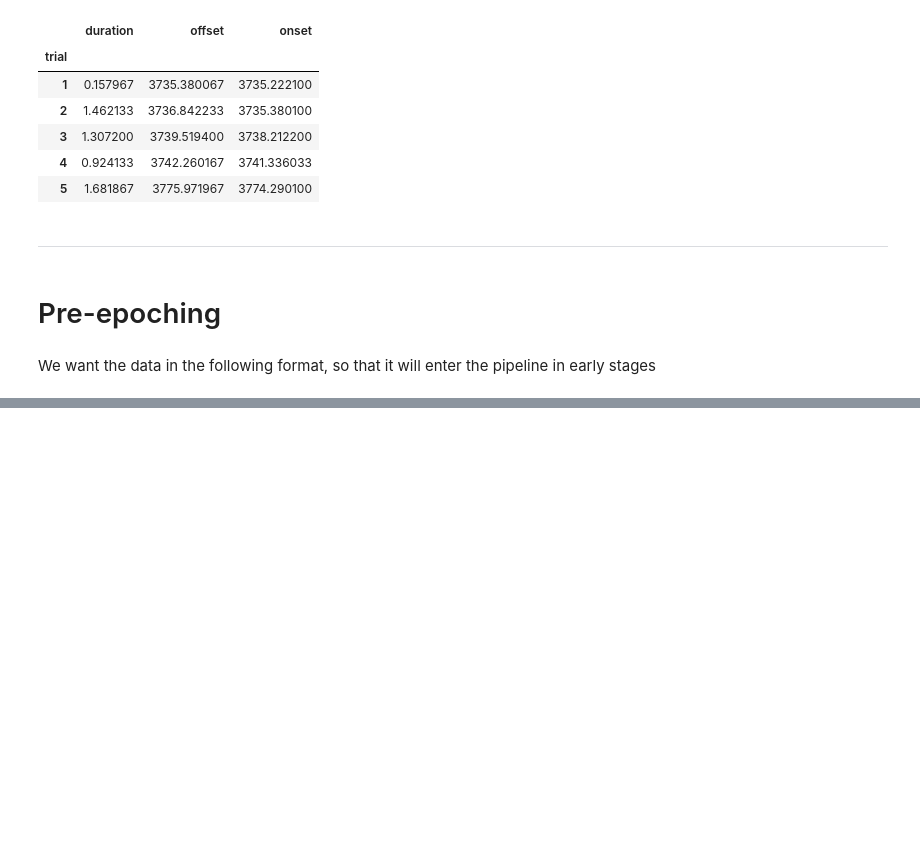
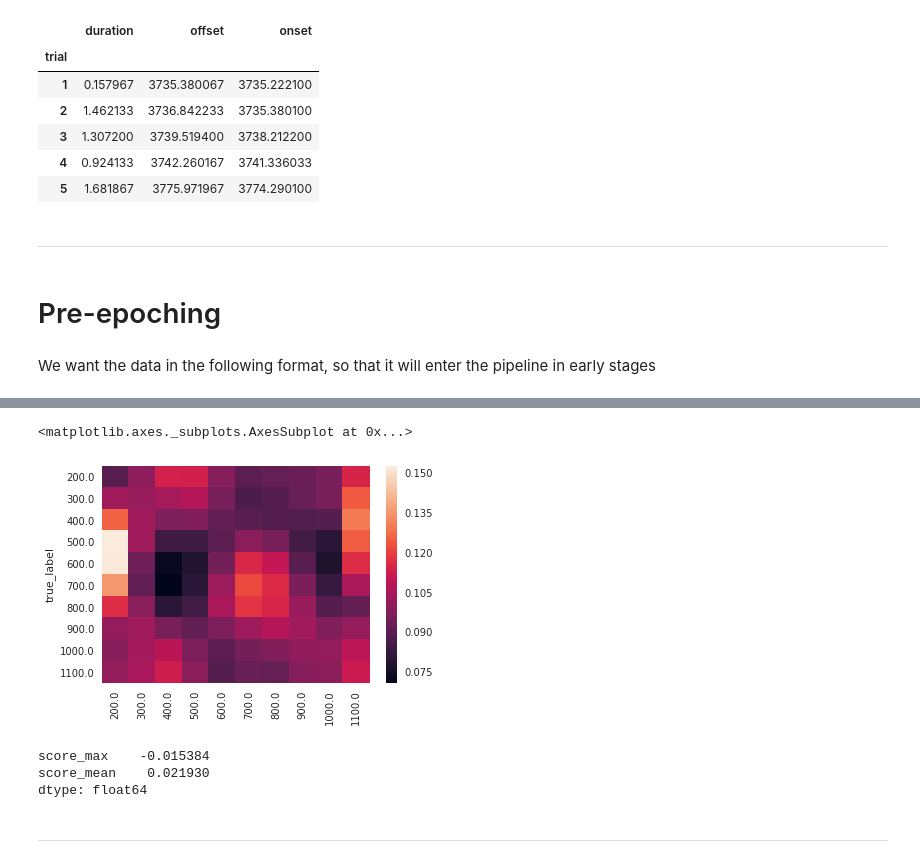
Before and after one commit to EstevaoUyra/spikelearn, a Jupyter notebook: notebooks/exploration/Double recording data.ipynb, the cells around one changed output, grey strips where cells are left out. Drawn from its saved outputs; the diff is of its cells as text; code cells hidden in the pictures; blank space fills up the shorter version.

```diff
--- a/notebooks/exploration/Double recording data.ipynb
+++ b/notebooks/exploration/Double recording data.ipynb
@@ -123,0 +137,11 @@ df['times'] = df.times.apply(lambda x: relevant_spikes(x, behavior)[0])
+# %%
+sns.heatmap(res.proba.groupby('true_label').mean().drop('group',axis=1))
+# %% [output]
+<matplotlib.axes._subplots.AxesSubplot at 0x...>
+[figure, added]
+# %%
+res.score.mean()
+# %% [output]
+score_max    -0.015384
+score_mean    0.021930
+dtype: float64
@@ -123,0 +150,2 @@ df['times'] = df.times.apply(lambda x: relevant_spikes(x, behavior)[0])
+# %% [markdown]
+---
```
Also changed, not shown: parts of 13 cells of this notebook, 6 other files.
